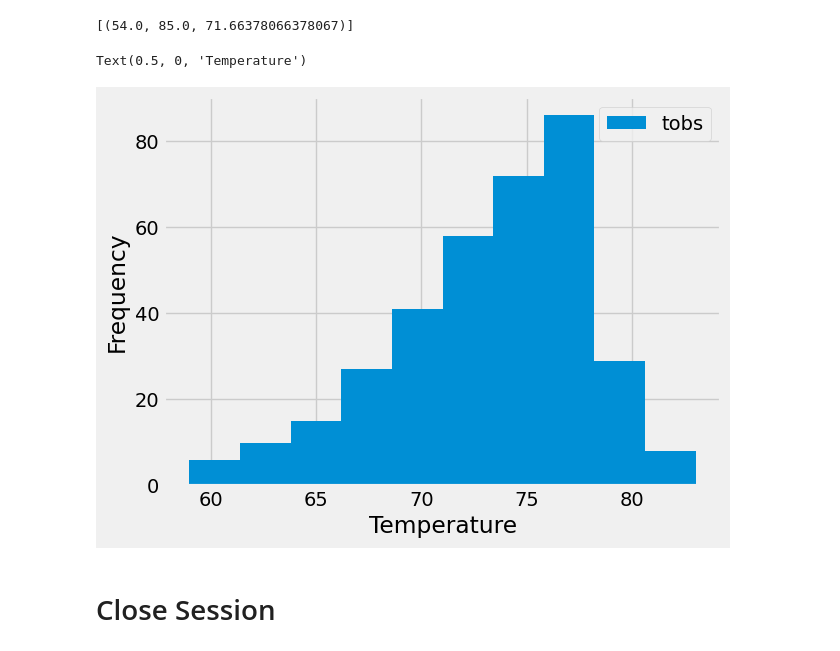
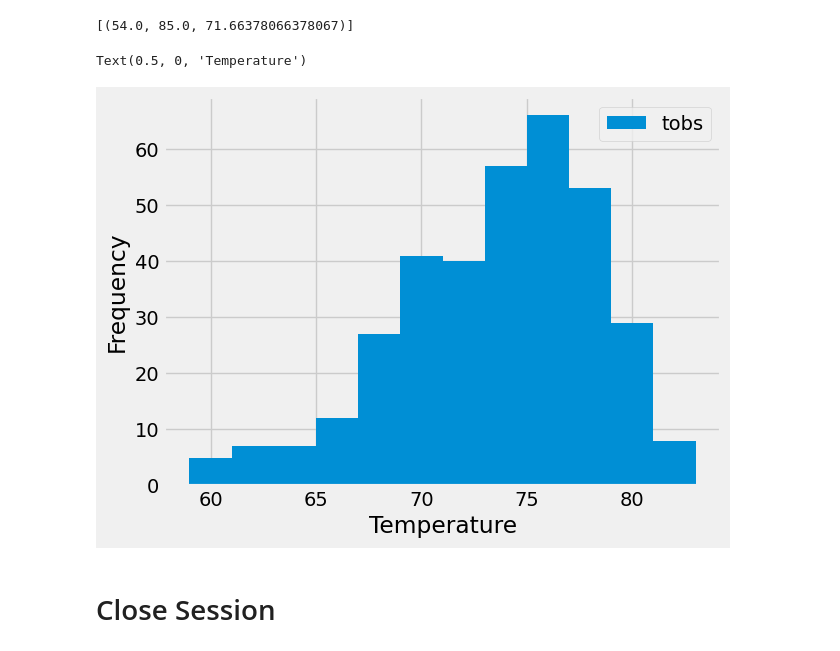
Before and after one commit to CoreyZwisler/sqlalchemy-challenge, a Jupyter notebook: Surfsup/climate_starter.ipynb, the cells around one changed output. Cells and saved outputs as stored; diff of their text form; code cells hidden in the pictures.

```diff
--- a/Surfsup/climate_starter.ipynb
+++ b/Surfsup/climate_starter.ipynb
@@ -115,18 +115,18 @@ station_stats
 # %%
 # Using the most active station id
 # Query the last 12 months of temperature observation data for this station and plot the results as a histogram
-station_temps = session.query(Measurement.date, Measurement.tobs).filter(Measurement.date >=query_date).\
+station_temps = session.query(Measurement.date, Measurement.tobs).filter(Measurement.date >= '2016-08-23').\
     filter(Measurement.station == most_active_stat).all()
 
 # Convert to dataframe
 temps_df = pd.DataFrame(station_temps, columns=['date', 'tobs'])
 
 # PLot the graph
-temps_df.plot.hist()
+temps_df.plot.hist(bins=12)
 plt.xlabel('Temperature')
 # %% [output]
 Text(0.5, 0, 'Temperature')
-[figure, old version]
+[figure, new version]
 # %% [markdown]
 # Close Session
 # %%
```
